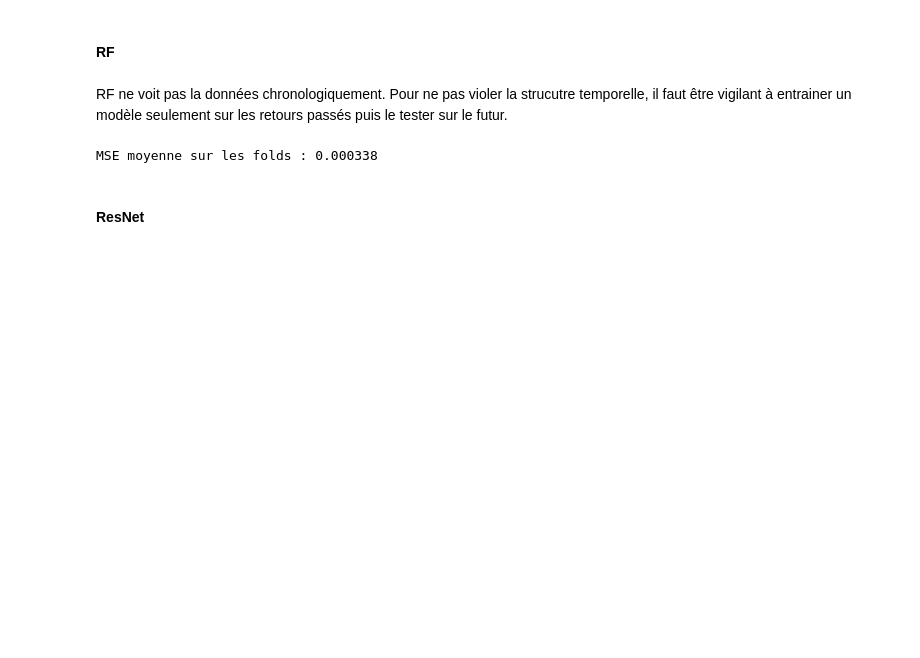
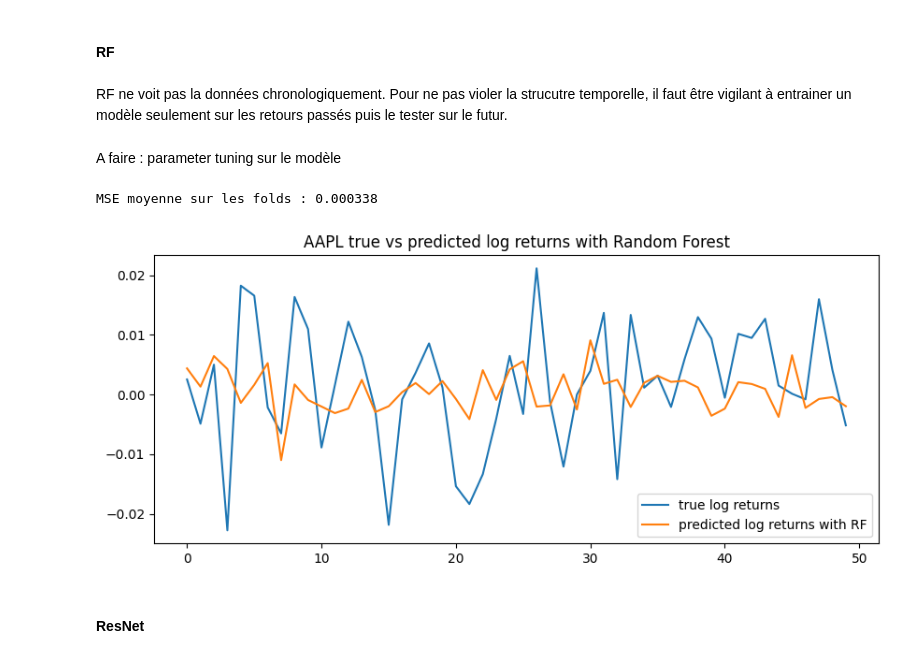
Before and after one commit to dianemans/time-series-pred, a Jupyter notebook: nb_draft_diane.ipynb, the cells around one changed output. Cells and saved outputs as stored; diff of their text form; code cells hidden in the pictures; blank space fills up the shorter version.

```diff
--- a/nb_draft_diane.ipynb
+++ b/nb_draft_diane.ipynb
@@ -234,6 +242,8 @@ AR(10) - MSE: 0.000323
 #### RF
 # %% [markdown]
 RF ne voit pas la données chronologiquement. Pour ne pas violer la strucutre temporelle, il faut être vigilant à entrainer un modèle seulement sur les retours passés puis le tester sur le futur.
+# %% [markdown]
+A faire : parameter tuning sur le modèle
 # %%
 lags = list(range(1, 11))
 features = [f"ret_lag_{i}" for i in lags]
@@ -262,5 +272,14 @@ for start in range(0, len(X_all) - fold_size - test_size, step):
 print(f"MSE moyenne sur les folds : {np.mean(mse_scores):.6f}")
 # %% [output]
 MSE moyenne sur les folds : 0.000338
+# %%
+plt.figure(figsize=(10, 4))
+plt.plot(y_test, label="true log returns")
+plt.plot(y_pred, label="predicted log returns with RF")
+plt.title("AAPL true vs predicted log returns with Random Forest")
+plt.legend()
+plt.show()
+# %% [output]
+[figure, added]
 # %% [markdown]
 #### ResNet
```
Also changed, not shown: parts of 9 cells of this notebook.
